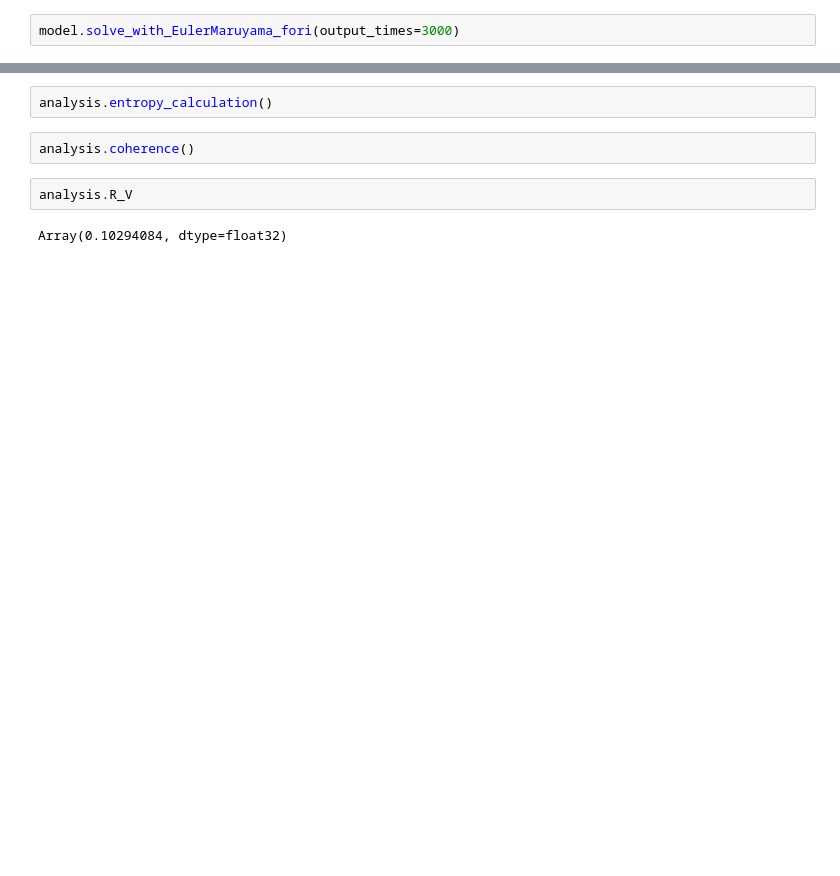
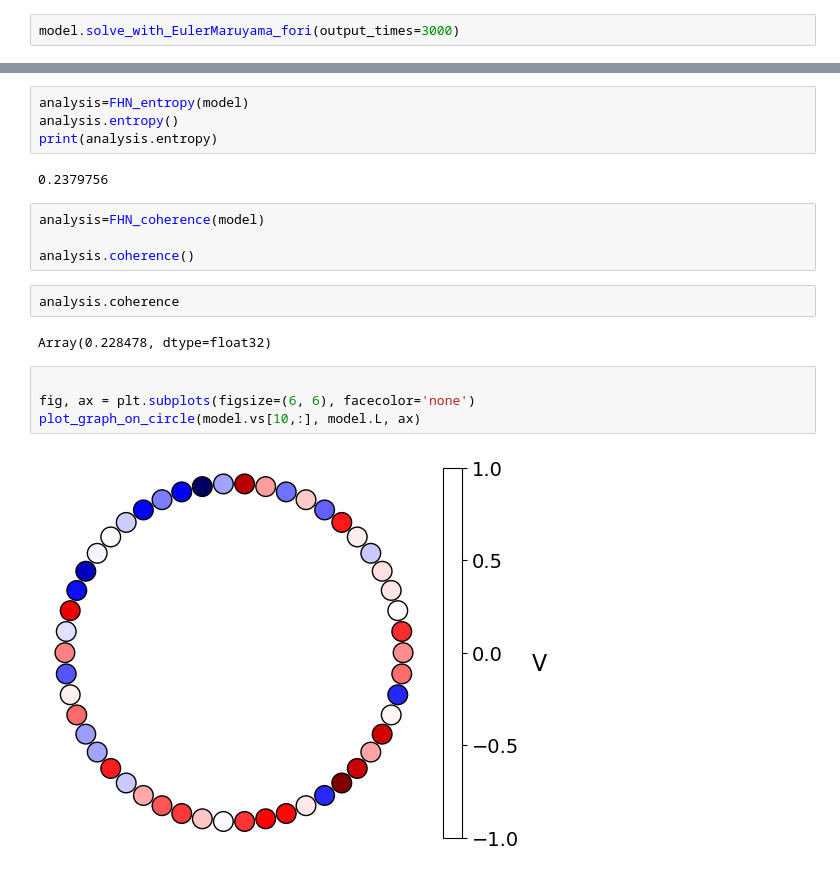
Before and after one commit to Priesemann-Group/perspective_heart_and_brain, a Jupyter notebook: notebooks/heart_brain_simulation.ipynb, the cells around one changed output, grey strips where cells are left out. Drawn from its saved outputs; the diff is of its cells as text; blank space fills up the shorter version.

```diff
--- a/notebooks/heart_brain_simulation.ipynb
+++ b/notebooks/heart_brain_simulation.ipynb
@@ -74,8 +46,20 @@ analysis.kuramoto()
+# %%
+analysis=FHN_entropy(model)
+analysis.entropy()
+print(analysis.entropy)
+# %% [output]
+0.2379756
+# %%
+analysis=FHN_coherence(model)
+
+analysis.coherence()
 # %%
-analysis.entropy_calculation()
+analysis.coherence
+# %% [output]
+Array(0.228478, dtype=float32)
-# %%
-analysis.coherence()
-# %%
-analysis.R_V
-# %% [output]
-Array(0.10294084, dtype=float32)
+# %%
+
+fig, ax = plt.subplots(figsize=(6, 6), facecolor='none')
+plot_graph_on_circle(model.vs[10,:], model.L, ax)
+# %% [output]
+[figure, added]
```
Also changed, not shown: parts of 7 cells of this notebook, 5 other files.
